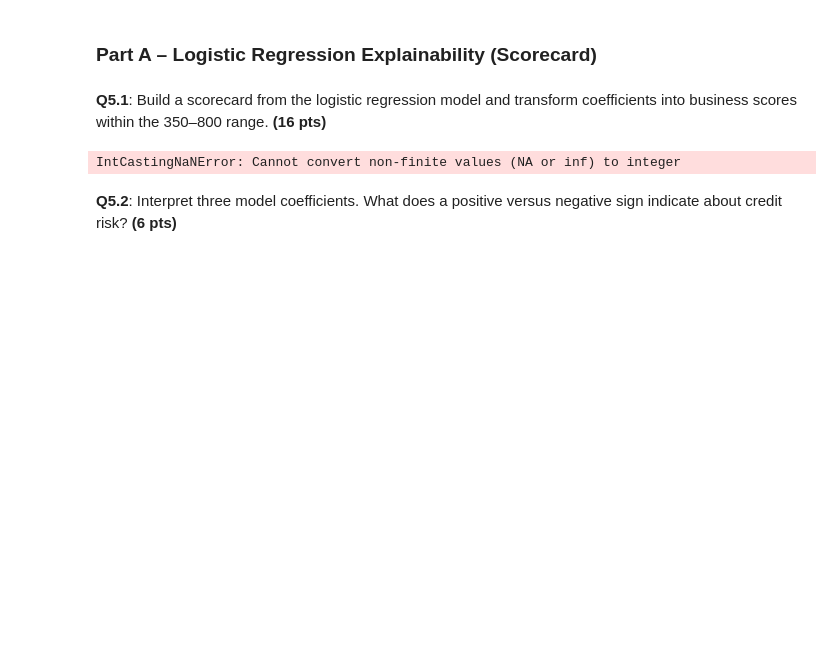
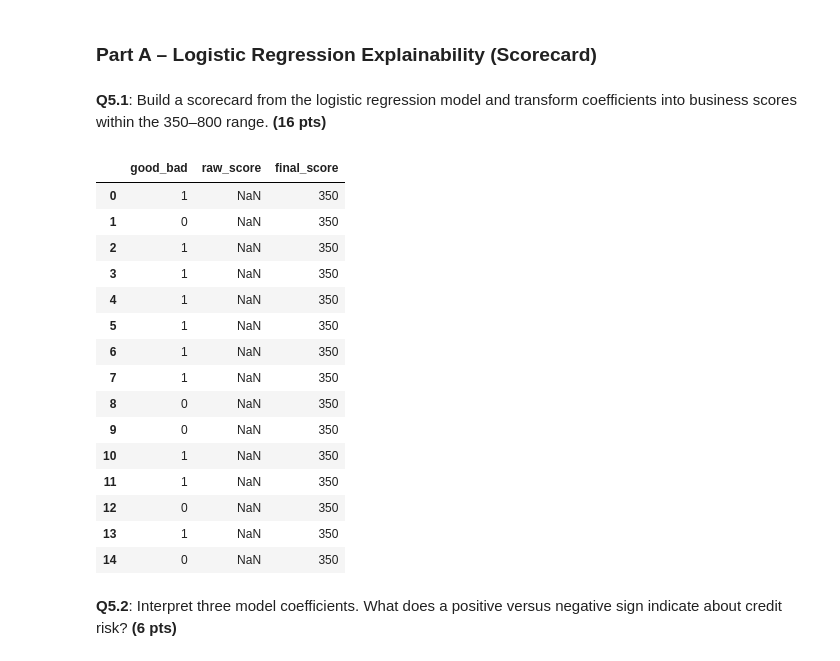
Before and after one commit to JanaAliCS/machine_leanring, a Jupyter notebook: assignment_3.ipynb, the cells around one changed output. Saved outputs shown, nothing was run; the diff lists cells and outputs as text; code cells hidden in the pictures; blank space fills up the shorter version.

```diff
--- a/assignment_3.ipynb
+++ b/assignment_3.ipynb
@@ -352,36 +352,60 @@ BaseScore = 600 #middle reference point
 BaseOdds = 20  #odds of getting good at reference point (20 good:1 bad)
 
 #convert logistic output to scores
 Factor = PDO / np.log(2)
 Offset = BaseScore - Factor * np.log(BaseOdds)
 
 #1.2 coeffs -> woe -> Xscore
 coeffs = pd.Series(log_model.coef_[0], index=X_log_train.columns)
 intercept = float(log_model.intercept_[0])
-X_score = df_logistic[coeffs.index].copy()
+
+# ensure same columns as the logistic model used
+common_cols = [col for col in X_log_train.columns if col in df_logistic.columns]
+X_score = df_logistic[common_cols].copy()
+coeffs = coeffs[common_cols]
 
 raw_logit = intercept + X_score.dot(coeffs) #output of logit -> gives every person their good/bad prob
 raw_score = Factor * raw_logit + Offset #transforms logit to raw score
 
 raw_min, raw_max = raw_score.min(), raw_score.max()
 
 #2. transform raw score to business score (350-800)
 score_min, score_max = 350.0, 800.0
 
 if raw_max == raw_min:
     scaled_score = pd.Series((score_min + score_max) / 2.0, index=raw_score.index)
 else:
     scaled_score = score_min + (raw_score - raw_min) * (score_max - score_min) / (raw_max - raw_min)
 
+
+# removing nans/inf values before rounding/converting
+scaled_score = scaled_score.replace([np.inf, -np.inf], np.nan)  # replace infinities with NaN
+scaled_score = scaled_score.fillna(scaled_score.mean())          # replace NaNs with the mean score
+
 final_score = scaled_score.round(0).clip(lower=score_min, upper=score_max).astype(int)
 
 #create score card
 score_df = df_logistic[[target]].copy()
 score_df['raw_score'] = raw_score
 score_df['final_score'] = final_score
-score_df.head(6)
+score_df.head(15)
 # %% [output]
-IntCastingNaNError: Cannot convert non-finite values (NA or inf) to integer
+|  | good_bad | raw_score | final_score |
+| 0 | 1 | NaN | 350 |
+| 1 | 0 | NaN | 350 |
+| 2 | 1 | NaN | 350 |
+| 3 | 1 | NaN | 350 |
+| 4 | 1 | NaN | 350 |
+| 5 | 1 | NaN | 350 |
+| 6 | 1 | NaN | 350 |
+| 7 | 1 | NaN | 350 |
+| 8 | 0 | NaN | 350 |
+| 9 | 0 | NaN | 350 |
+| 10 | 1 | NaN | 350 |
+| 11 | 1 | NaN | 350 |
+| 12 | 0 | NaN | 350 |
+| 13 | 1 | NaN | 350 |
+| 14 | 0 | NaN | 350 |
 # %% [markdown]
 **Q5.2**: Interpret three model coefficients. What does a positive versus negative sign indicate about credit risk? **(6 pts)**
 # %% [markdown]
```
